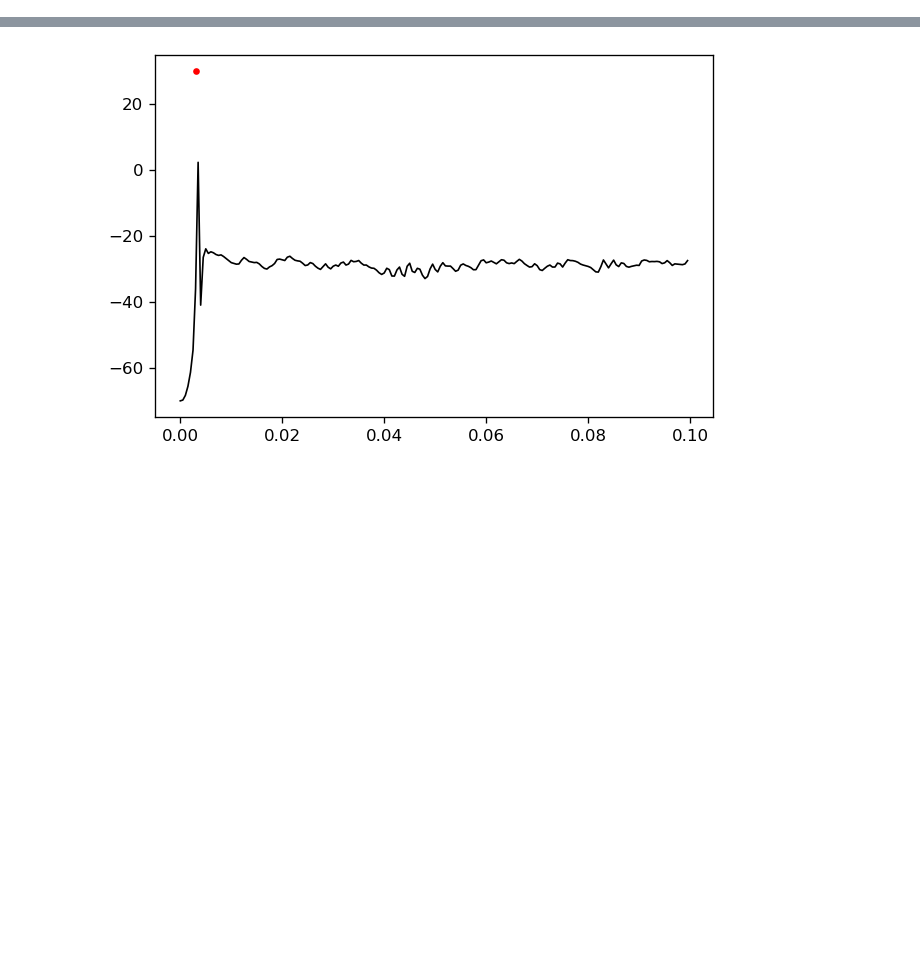
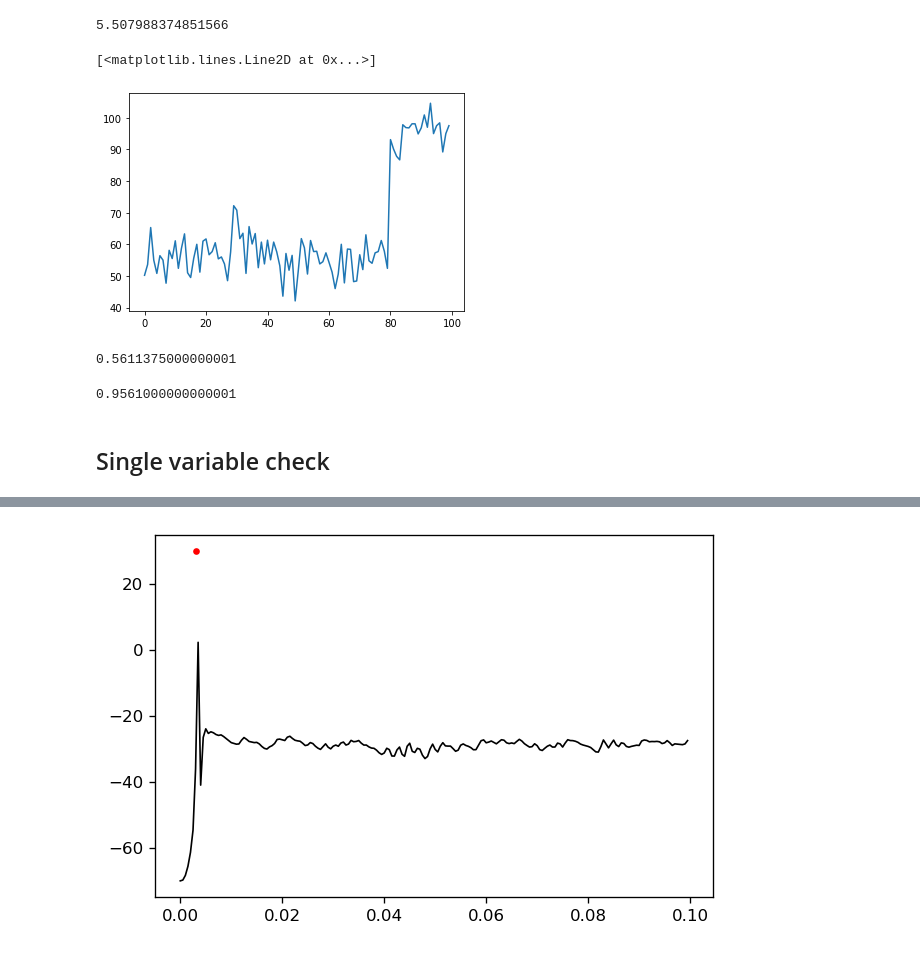
Before and after one commit to jyKim-97/hh_neuralnet, a Jupyter notebook: ei_wb_pop/view.ipynb, the cells around one changed output, grey strips where cells are left out. Saved outputs shown, nothing was run; the diff lists cells and outputs as text; code cells hidden in the pictures; blank space fills up the shorter version.

```diff
--- a/ei_wb_pop/view.ipynb
+++ b/ei_wb_pop/view.ipynb
@@ -50,0 +47,20 @@ plt.show()
+# %%
+frs = np.array(num_spk)/10
+np.std(frs[:80], axis=0)
+# %% [output]
+5.507988374851566
+# %%
+plt.plot(frs)
+# %% [output]
+[<matplotlib.lines.Line2D at 0x...>]
+[figure, added]
+# %%
+np.average(num_spk[:80])/10
+# %% [output]
+0.5611375000000001
+# %%
+np.average(num_spk[80:])/1000
+# %% [output]
+0.9561000000000001
+# %% [markdown]
+## Single variable check
```
Also changed, not shown: parts of 22 cells of this notebook, 2 other files.
